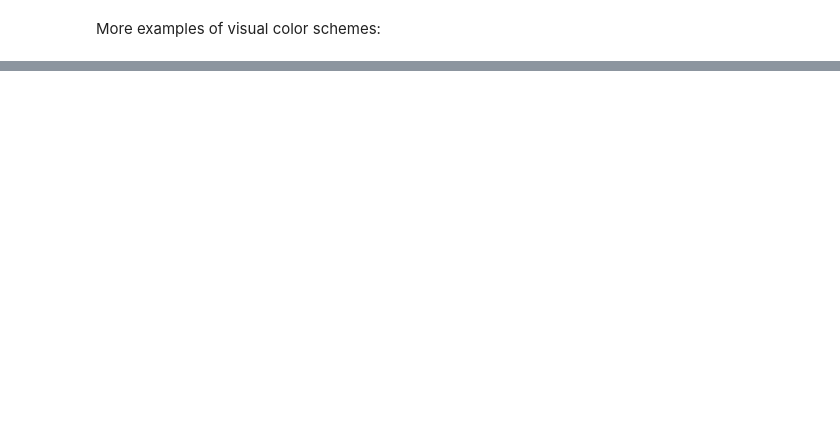
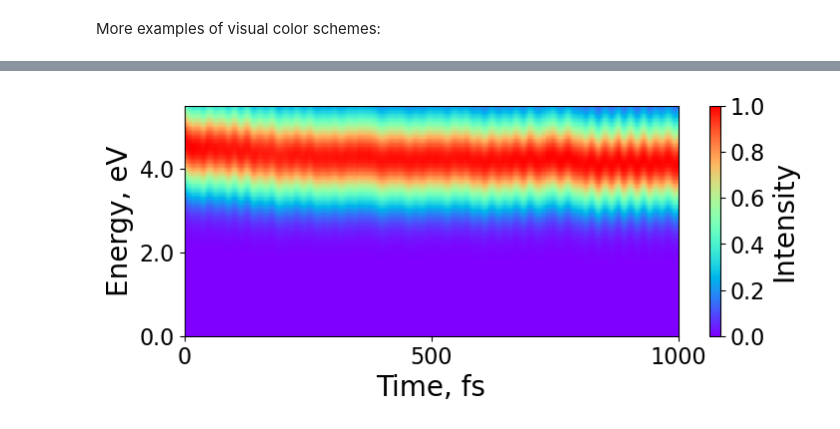
Before and after one commit to compchem-cybertraining/Tutorials_Libra, a Jupyter notebook: 6_dynamics/2_nbra_workflows/18_plotting_trpes/tutorial.ipynb, the cells around one changed output, grey strips where cells are left out. Drawn from its saved outputs; the diff is of its cells as text; code cells hidden in the pictures; blank space fills up the shorter version.

```diff
--- a/6_dynamics/2_nbra_workflows/18_plotting_trpes/tutorial.ipynb
+++ b/6_dynamics/2_nbra_workflows/18_plotting_trpes/tutorial.ipynb
@@ -173,0 +233,9 @@ for cmap in cmaps:
+# %%
+x = {"istep": 1000, "fstep": 3990, "dt":1.0, "namd_nsteps":1000, "units":"eV",
+     "eprefix":"tio2/logfiles/step_", "esuffix":".log",
+     "input_file_type":1, "logfile_read_params": {"number_of_states":12},
+     "iconds":[1, 201, 401, 1001], "dprefix":"tio2/iconds/MSDM_icond_",
+     "dsuffix":"/mem_data.hdf",
+     "de":0.1, "emin":0.0, "emax":5.5, "sigma_e":0.25
+    }
+time_bins, energy_grid, H_total = trpes.compute_trpes(x)
@@ -173,0 +255,4 @@ for cmap in cmaps:
+# %%
+trpes.plot_trpes(time_bins, energy_grid, H_total, { } )
+# %% [output]
+[figure, added]
```
Also changed, not shown: parts of 16 cells of this notebook, 5 other files.
